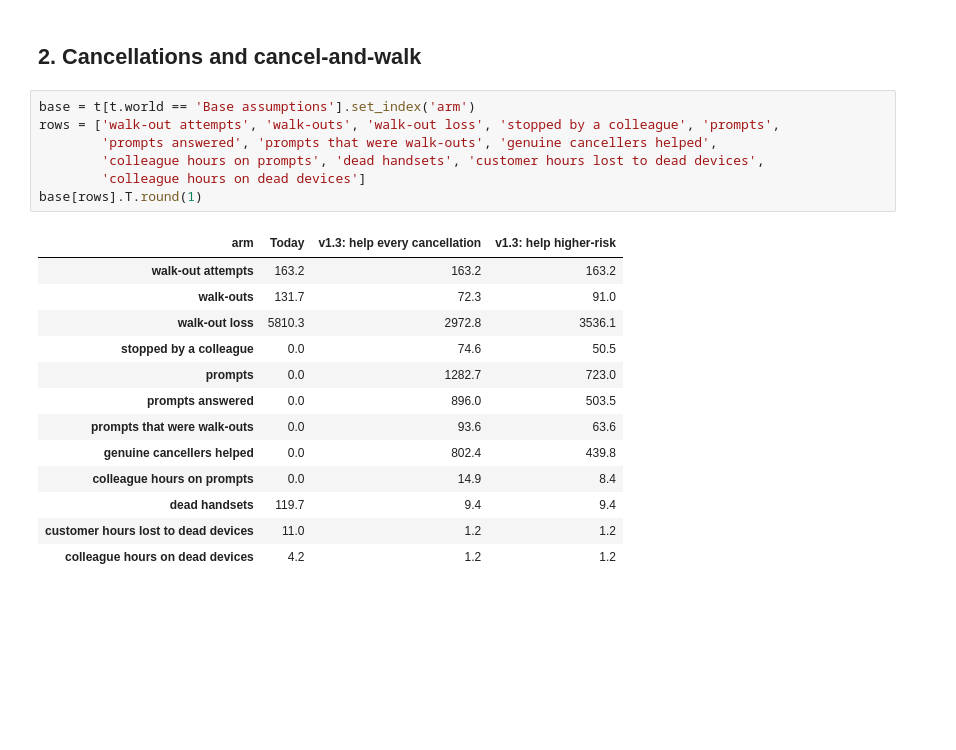
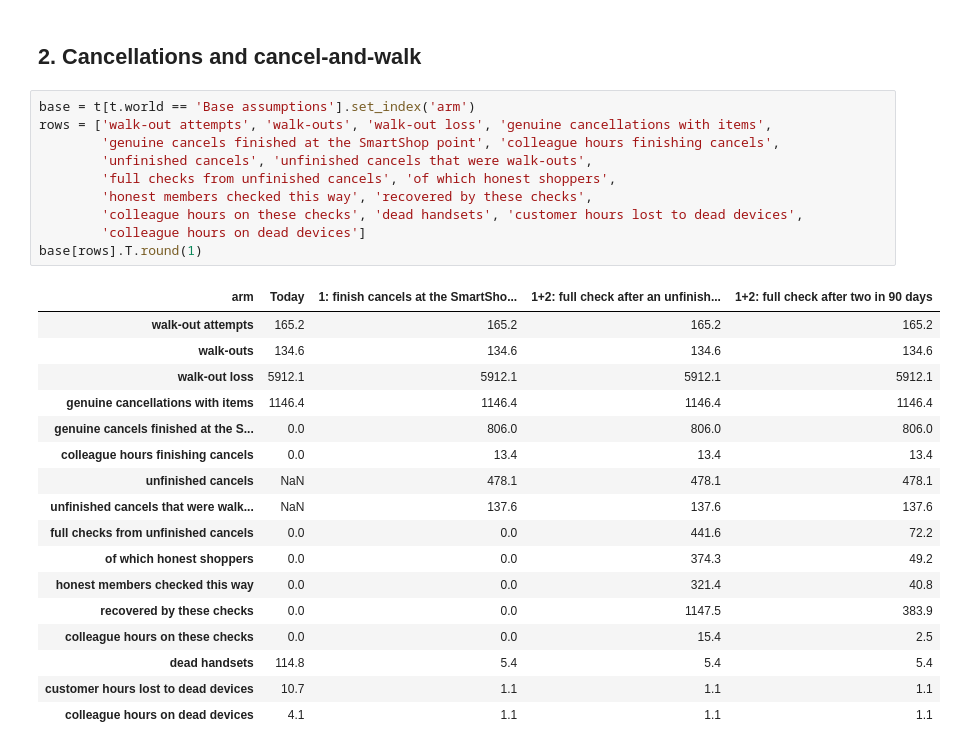
Before and after one commit to TilakHeble/smartshop-loss-engine, a Jupyter notebook: notebooks/10_cancellations_and_dead_handsets.ipynb, the cells around one changed output. Saved outputs shown, nothing was run; the diff lists cells and outputs as text; blank space fills up the shorter version.

```diff
--- a/notebooks/10_cancellations_and_dead_handsets.ipynb
+++ b/notebooks/10_cancellations_and_dead_handsets.ipynb
@@ -85,22 +102,29 @@ instead of making the customer rescan everything.
 ## 2. Cancellations and cancel-and-walk
 # %%
 base = t[t.world == 'Base assumptions'].set_index('arm')
-rows = ['walk-out attempts', 'walk-outs', 'walk-out loss', 'stopped by a colleague', 'prompts',
-        'prompts answered', 'prompts that were walk-outs', 'genuine cancellers helped',
-        'colleague hours on prompts', 'dead handsets', 'customer hours lost to dead devices',
+rows = ['walk-out attempts', 'walk-outs', 'walk-out loss', 'genuine cancellations with items',
+        'genuine cancels finished at the SmartShop point', 'colleague hours finishing cancels',
+        'unfinished cancels', 'unfinished cancels that were walk-outs',
+        'full checks from unfinished cancels', 'of which honest shoppers',
+        'honest members checked this way', 'recovered by these checks',
+        'colleague hours on these checks', 'dead handsets', 'customer hours lost to dead devices',
         'colleague hours on dead devices']
 base[rows].T.round(1)
 # %% [output]
-| arm | Today | v1.3: help every cancellation | v1.3: help higher-risk |
-| walk-out attempts | 163.2 | 163.2 | 163.2 |
-| walk-outs | 131.7 | 72.3 | 91.0 |
-| walk-out loss | 5810.3 | 2972.8 | 3536.1 |
-| stopped by a colleague | 0.0 | 74.6 | 50.5 |
-| prompts | 0.0 | 1282.7 | 723.0 |
-| prompts answered | 0.0 | 896.0 | 503.5 |
-| prompts that were walk-outs | 0.0 | 93.6 | 63.6 |
-| genuine cancellers helped | 0.0 | 802.4 | 439.8 |
-| colleague hours on prompts | 0.0 | 14.9 | 8.4 |
-| dead handsets | 119.7 | 9.4 | 9.4 |
-| customer hours lost to dead devices | 11.0 | 1.2 | 1.2 |
-| colleague hours on dead devices | 4.2 | 1.2 | 1.2 |
+| arm | Today | 1: finish cancels at the SmartSho... | 1+2: full check after an unfinish... | 1+2: full check after two in 90 days |
+| walk-out attempts | 165.2 | 165.2 | 165.2 | 165.2 |
+| walk-outs | 134.6 | 134.6 | 134.6 | 134.6 |
+| walk-out loss | 5912.1 | 5912.1 | 5912.1 | 5912.1 |
+| genuine cancellations with items | 1146.4 | 1146.4 | 1146.4 | 1146.4 |
+| genuine cancels finished at the S... | 0.0 | 806.0 | 806.0 | 806.0 |
+| colleague hours finishing cancels | 0.0 | 13.4 | 13.4 | 13.4 |
+| unfinished cancels | NaN | 478.1 | 478.1 | 478.1 |
+| unfinished cancels that were walk... | NaN | 137.6 | 137.6 | 137.6 |
+| full checks from unfinished cancels | 0.0 | 0.0 | 441.6 | 72.2 |
+| of which honest shoppers | 0.0 | 0.0 | 374.3 | 49.2 |
+| honest members checked this way | 0.0 | 0.0 | 321.4 | 40.8 |
+| recovered by these checks | 0.0 | 0.0 | 1147.5 | 383.9 |
+| colleague hours on these checks | 0.0 | 0.0 | 15.4 | 2.5 |
+| dead handsets | 114.8 | 5.4 | 5.4 | 5.4 |
+| customer hours lost to dead devices | 10.7 | 1.1 | 1.1 | 1.1 |
+| colleague hours on dead devices | 4.1 | 1.1 | 1.1 | 1.1 |
```
Also changed, not shown: parts of 17 cells of this notebook, 31 other files.
